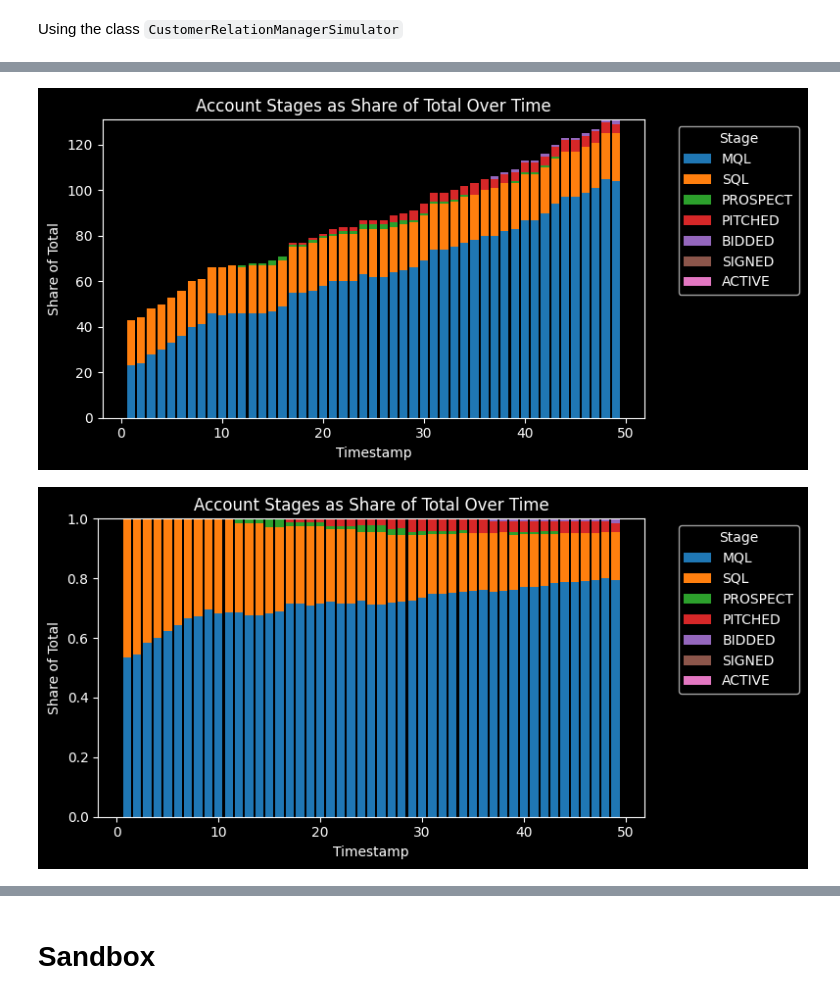
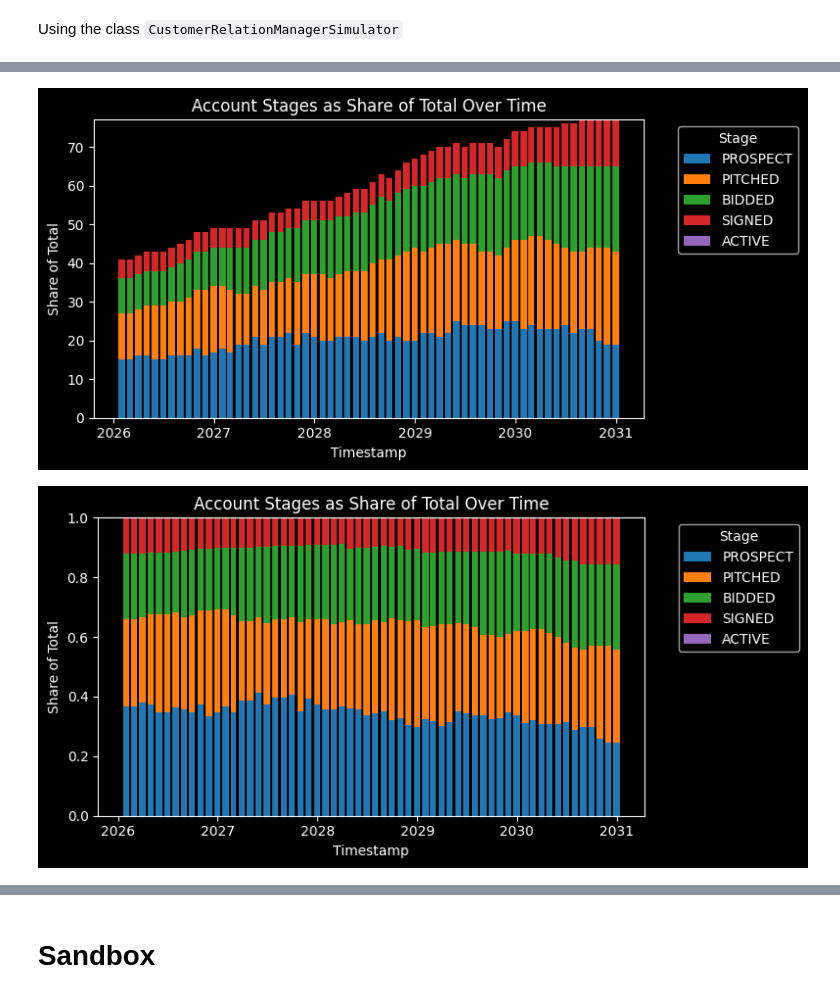
Before and after one commit to vtecftwy/crm-sim, a Jupyter notebook: nbs/wip_04_crm_simpy.ipynb, the cells around one changed output, grey strips where cells are left out. Cells and saved outputs as stored; diff of their text form; code cells hidden in the pictures.

```diff
--- a/nbs/wip_04_crm_simpy.ipynb
+++ b/nbs/wip_04_crm_simpy.ipynb
@@ -187,6 +190,6 @@ pd.DataFrame(env.crm_transactions)
 # %% [markdown]
 Using the class `CustomerRelationManagerSimulator`
 # %%
-crm = CustomerRelationManagerSimulator(nb_salesreps=5, nb_mql_accounts=20, nb_sql_accounts=20)
+crm = CustomerRelationManagerSimulator(nb_salesreps=10, nb_mql_accounts=100, nb_sql_accounts=100)
 len(crm.env.sales_reps),len(crm.env.accounts)
 # %% [output]
@@ -196,4 +204,4 @@ Created 20 SQL accounts
 # %%
 # crm.iterate()
-crm.run(until=50)
+crm.run(until=52*5)
 # %% [output]
@@ -238,10 +241,10 @@ crm.get_account_stats()
 # %%
-crm.plot_account_stats(as_share=False)
+crm.plot_account_stats(as_share=False, hide_mql=True, hide_mql_sql=True)
 # %% [output]
-[figure, old version]
+[figure, new version]
 # %%
-crm.plot_account_stats(as_share=True)
+crm.plot_account_stats(as_share=True, hide_mql=True, hide_mql_sql=True)
 # %% [output]
-[figure, old version]
+[figure, new version]
 # %%
 df = crm.get_crm_transactions()
```
Also changed, not shown: parts of 29 cells of this notebook, 3 other files.
